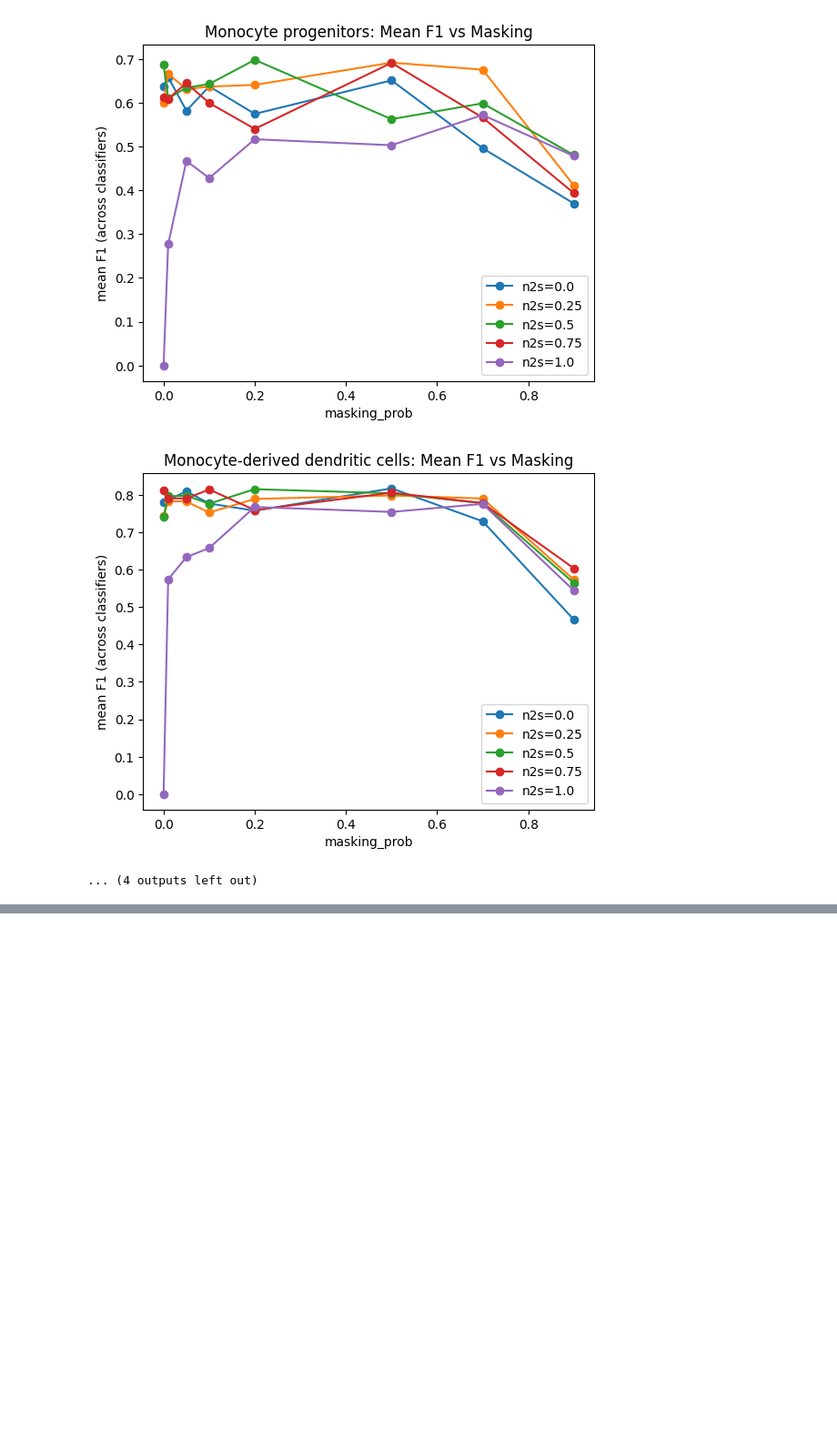
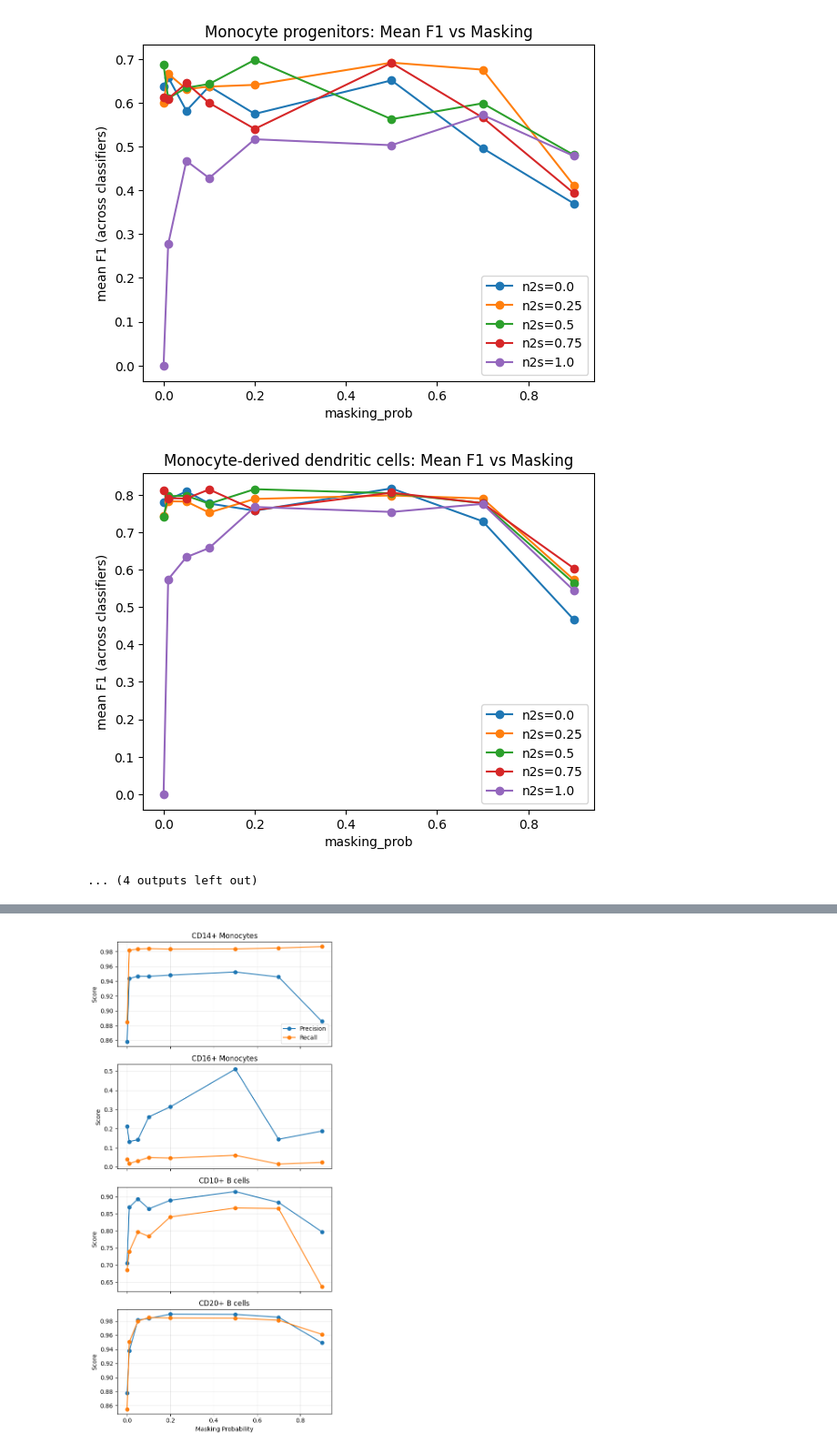
Before and after one commit to aawdeh/cellarium-ml, a Jupyter notebook: notebooks/parameter_sweep.ipynb, the cells around one changed output, grey strips where cells are left out. Shown at 91% size. Saved outputs shown, nothing was run; the diff lists cells and outputs as text; code cells hidden in the pictures; blank space fills up the shorter version.

Commit message:
plots

```diff
--- a/notebooks/parameter_sweep.ipynb
+++ b/notebooks/parameter_sweep.ipynb
@@ -304,8 +304,7 @@ dm = CellariumAnnDataDataModule(
 # however, we will not save the trained models to save space.
 
 # masking probabilities to evaluate
-# masking_probs = [0.0, 0.01, 0.05, 0.1, 0.2, 0.5, 0.7, 0.9]
-masking_probs = [0.1, 0.2, 0.5, 0.7, 0.9]
+masking_probs = [0.0, 0.01, 0.05, 0.1, 0.2, 0.5, 0.7, 0.9]
 
 # noise2self ratios to evaluate
 n2s_ratios = [0.0, 0.25, 0.5, 0.75, 1.0]
@@ -769,0 +800,40 @@ for cell in celltype_effect.cell_type.tolist():
+# %%
+celltype_pr = (
+    df
+    .groupby(["cell_type", "masking_prob"])
+    .agg(
+        recall=("recall", "mean"),
+        precision=("precision", "mean")
+    )
+    .reset_index()
+)
+# %%
+def plot_multiple_celltypes_pr(cell_types, df=celltype_pr):
+    n = len(cell_types)
+    fig, axes = plt.subplots(n, 1, figsize=(6, 3*n), sharex=True)
+
+    if n == 1:
+        axes = [axes]
+
+    for ax, ct in zip(axes, cell_types):
+        sub = df[df["cell_type"] == ct].sort_values("masking_prob")
+
+        ax.plot(sub["masking_prob"], sub["precision"], marker="o", label="Precision")
+        ax.plot(sub["masking_prob"], sub["recall"], marker="o", label="Recall")
+        ax.set_title(ct)
+        ax.set_ylabel("Score")
+        ax.grid(alpha=0.3)
+
+    axes[-1].set_xlabel("Masking Probability")
+    axes[0].legend()
+    plt.tight_layout()
+    plt.show()
+
+plot_multiple_celltypes_pr([
+    "CD14+ Monocytes",
+    "CD16+ Monocytes",
+    "CD10+ B cells",
+    "CD20+ B cells"
+])
+# %% [output]
+[figure, added]
```
Also changed, not shown: parts of 2 cells of this notebook.
